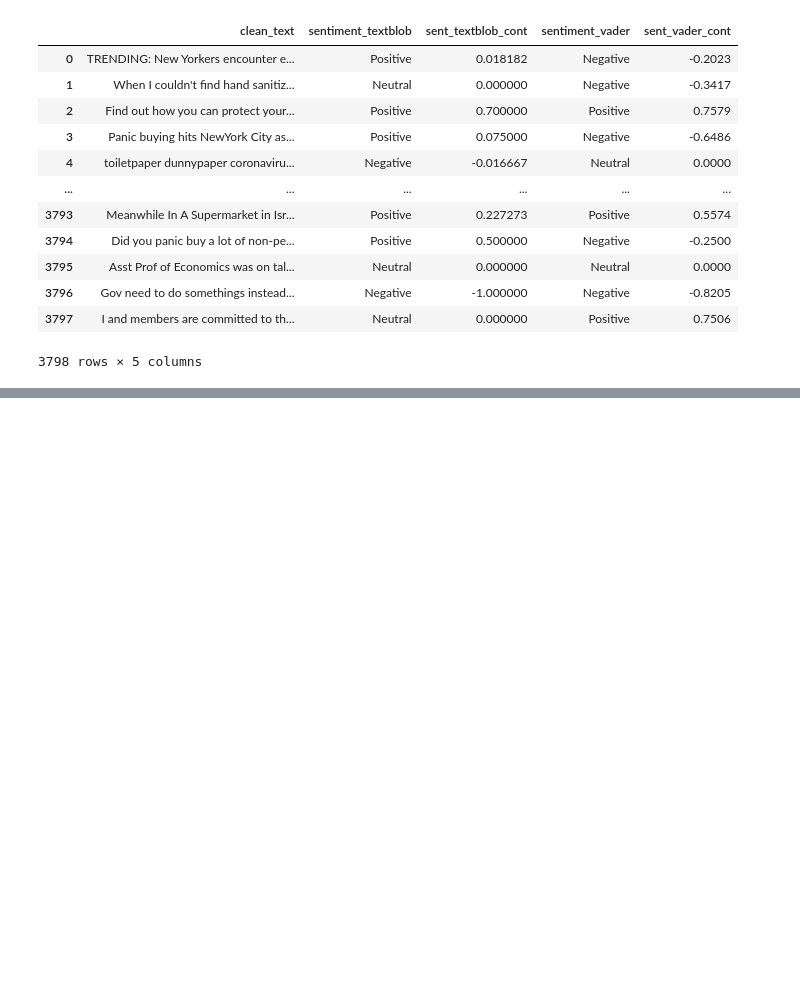
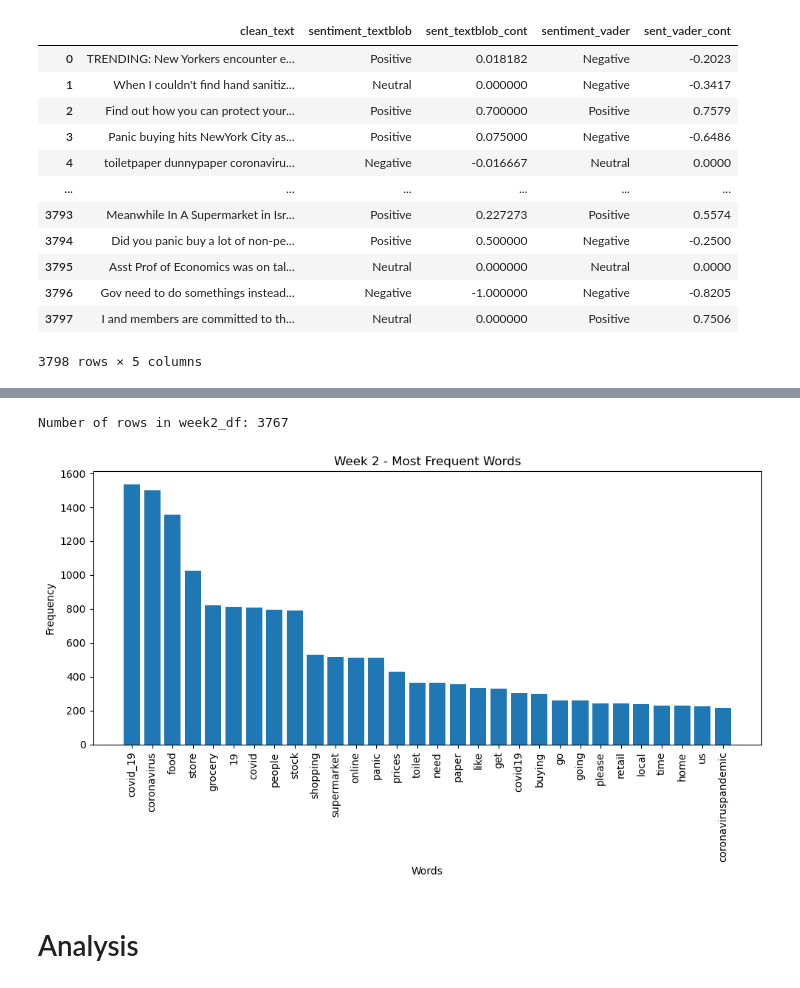
Before and after one commit to ReproTeach/final-project-gauchos_finalproject, a Jupyter notebook: final_project.ipynb, the cells around one changed output, grey strips where cells are left out. Saved outputs shown, nothing was run; the diff lists cells and outputs as text; code cells hidden in the pictures; blank space fills up the shorter version.

```diff
--- a/final_project.ipynb
+++ b/final_project.ipynb
@@ -324,0 +680,33 @@ plt.show()
+# %%
+num_rows = week2_df.shape[0] ## I checked the days matched so I wasnt leaving any tweets out
+print("Number of rows in week2_df:", num_rows)
+# %% [output]
+Number of rows in week2_df: 3767
+# %%
+import matplotlib.pyplot as plt
+
+# Define the top 30 words and their frequencies
+words = [
+    'covid_19', 'coronavirus', 'food', 'store', 'grocery', '19', 'covid', 'people', 'stock', 'shopping',
+    'supermarket', 'online', 'panic', 'prices', 'toilet', 'need', 'paper', 'like', 'get', 'covid19',
+    'buying', 'go', 'going', 'please', 'retail', 'local', 'time', 'home', 'us', 'coronaviruspandemic'
+]
+frequencies = [
+    1535, 1500, 1358, 1026, 820, 812, 810, 794, 791, 528,
+    517, 514, 512, 429, 366, 365, 358, 333, 330, 303,
+    301, 262, 261, 244, 244, 240, 230, 228, 227, 219
+]
+
+# Create the bar graph
+plt.figure(figsize=(10, 6))
+plt.bar(words, frequencies)
+plt.xticks(rotation=90)
+plt.xlabel('Words')
+plt.ylabel('Frequency')
+plt.title('Week 2 - Most Frequent Words')
+plt.tight_layout()
+plt.show()
+# %% [output]
+[figure, added]
+# %% [markdown]
+# Analysis
```
Also changed, not shown: parts of 36 cells of this notebook, 1 other file.
